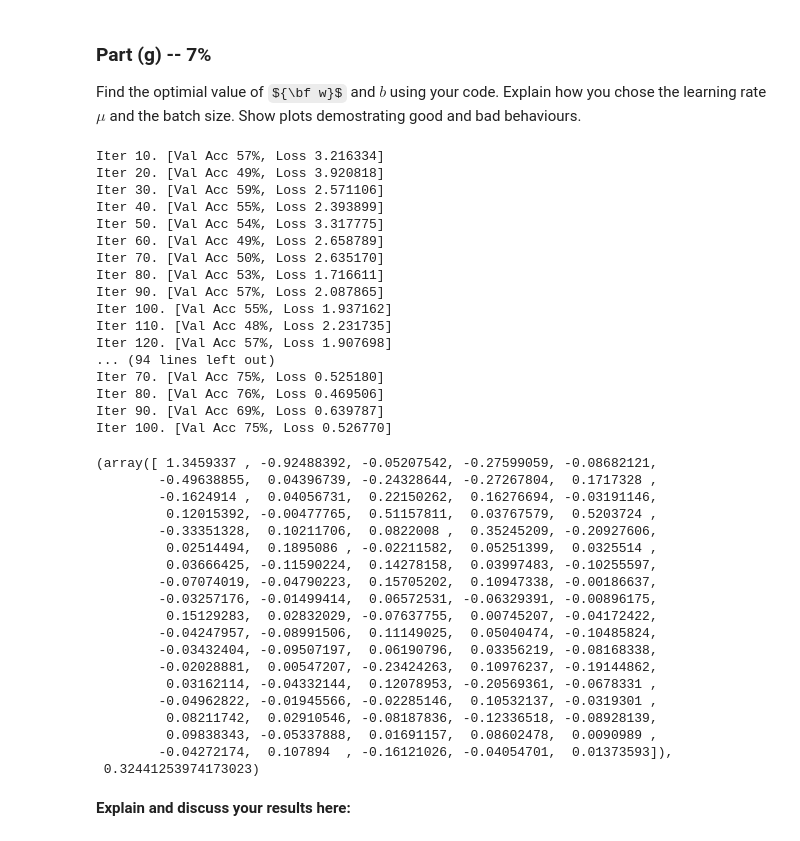
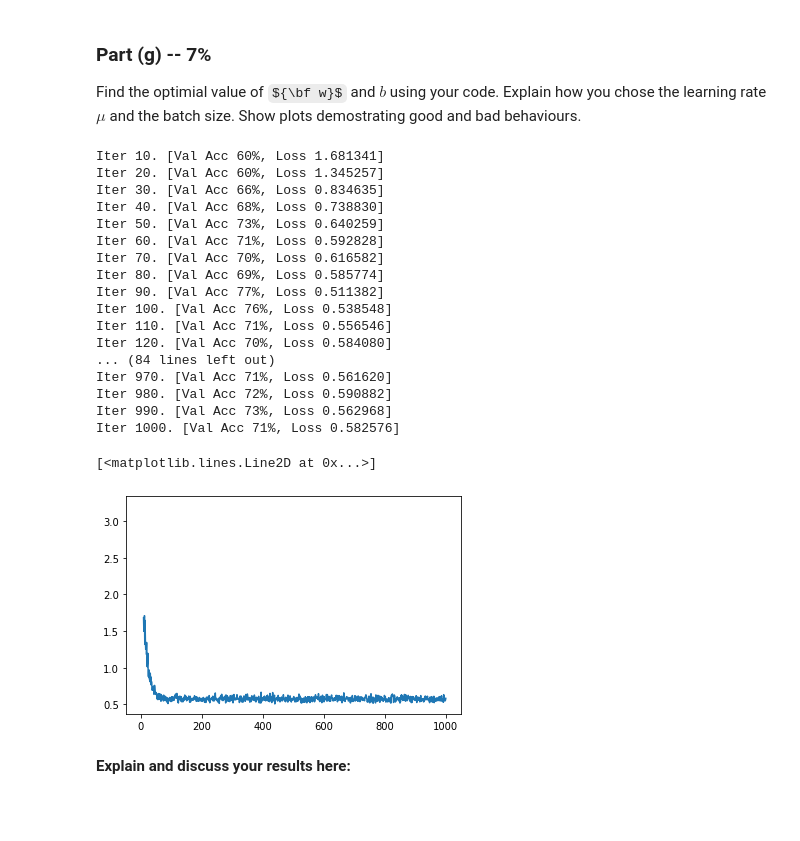
Before and after one commit to zivmo99/DeepLearning1, a Jupyter notebook: Assignment1.ipynb, the cells around one changed output. Saved outputs shown, nothing was run; the diff lists cells and outputs as text; code cells hidden in the pictures; some formulas as TeX source; blank space fills up the shorter version.

```diff
--- a/Assignment1.ipynb
+++ b/Assignment1.ipynb
@@ -481,50 +462,34 @@ the learning rate $\mu$ and the batch size. Show plots demostrating good and bad
 # %%
 #w0 = np.random.randn(90)
 #b0 = np.random.randn(1)[0]
 w = np.zeros(90,)
 b = 0
 
-wb = run_gradient_descent(w0 ,b0, train_norm_xs, train_ts, mu=0.1, batch_size=100, max_iters=1000)
-run_gradient_descent(wb[0] ,wb[1], train_norm_xs, train_ts, mu=0.001, batch_size=100, max_iters=100)
+(w , b , val_cost_arr , iter_arr) = run_gradient_descent(w0 ,b0, train_norm_xs, train_ts, mu=1, batch_size=500, max_iters=100)
+plt.plot(iter_arr , val_cost_arr )
+
 
 # Write your code here
 # %% [output]
-Iter 10. [Val Acc 57%, Loss 3.216334]
-Iter 20. [Val Acc 49%, Loss 3.920818]
-Iter 30. [Val Acc 59%, Loss 2.571106]
-Iter 40. [Val Acc 55%, Loss 2.393899]
-Iter 50. [Val Acc 54%, Loss 3.317775]
-Iter 60. [Val Acc 49%, Loss 2.658789]
-Iter 70. [Val Acc 50%, Loss 2.635170]
-Iter 80. [Val Acc 53%, Loss 1.716611]
-Iter 90. [Val Acc 57%, Loss 2.087865]
-Iter 100. [Val Acc 55%, Loss 1.937162]
-Iter 110. [Val Acc 48%, Loss 2.231735]
-Iter 120. [Val Acc 57%, Loss 1.907698]
-... (94 lines left out)
-Iter 70. [Val Acc 75%, Loss 0.525180]
-Iter 80. [Val Acc 76%, Loss 0.469506]
-Iter 90. [Val Acc 69%, Loss 0.639787]
-Iter 100. [Val Acc 75%, Loss 0.526770]
+Iter 10. [Val Acc 60%, Loss 1.681341]
+Iter 20. [Val Acc 60%, Loss 1.345257]
+Iter 30. [Val Acc 66%, Loss 0.834635]
+Iter 40. [Val Acc 68%, Loss 0.738830]
+Iter 50. [Val Acc 73%, Loss 0.640259]
+Iter 60. [Val Acc 71%, Loss 0.592828]
+Iter 70. [Val Acc 70%, Loss 0.616582]
+Iter 80. [Val Acc 69%, Loss 0.585774]
+Iter 90. [Val Acc 77%, Loss 0.511382]
+Iter 100. [Val Acc 76%, Loss 0.538548]
+Iter 110. [Val Acc 71%, Loss 0.556546]
+Iter 120. [Val Acc 70%, Loss 0.584080]
+... (84 lines left out)
+Iter 970. [Val Acc 71%, Loss 0.561620]
+Iter 980. [Val Acc 72%, Loss 0.590882]
+Iter 990. [Val Acc 73%, Loss 0.562968]
+Iter 1000. [Val Acc 71%, Loss 0.582576]
-(array([ 1.3459337 , -0.92488392, -0.05207542, -0.27599059, -0.08682121,
-        -0.49638855,  0.04396739, -0.24328644, -0.27267804,  0.1717328 ,
-        -0.1624914 ,  0.04056731,  0.22150262,  0.16276694, -0.03191146,
-         0.12015392, -0.00477765,  0.51157811,  0.03767579,  0.5203724 ,
-        -0.33351328,  0.10211706,  0.0822008 ,  0.35245209, -0.20927606,
-         0.02514494,  0.1895086 , -0.02211582,  0.05251399,  0.0325514 ,
-         0.03666425, -0.11590224,  0.14278158,  0.03997483, -0.10255597,
-        -0.07074019, -0.04790223,  0.15705202,  0.10947338, -0.00186637,
-        -0.03257176, -0.01499414,  0.06572531, -0.06329391, -0.00896175,
-         0.15129283,  0.02832029, -0.07637755,  0.00745207, -0.04172422,
-        -0.04247957, -0.08991506,  0.11149025,  0.05040474, -0.10485824,
-        -0.03432404, -0.09507197,  0.06190796,  0.03356219, -0.08168338,
-        -0.02028881,  0.00547207, -0.23424263,  0.10976237, -0.19144862,
-         0.03162114, -0.04332144,  0.12078953, -0.20569361, -0.0678331 ,
-        -0.04962822, -0.01945566, -0.02285146,  0.10532137, -0.0319301 ,
-         0.08211742,  0.02910546, -0.08187836, -0.12336518, -0.08928139,
-         0.09838343, -0.05337888,  0.01691157,  0.08602478,  0.0090989 ,
-        -0.04272174,  0.107894  , -0.16121026, -0.04054701,  0.01373593]),
- 0.32441253974173023)
+[<matplotlib.lines.Line2D at 0x...>]
+[figure, added]
 # %% [markdown]
 **Explain and discuss your results here:**
 # %% [markdown]
```
Also changed, not shown: parts of 2 cells of this notebook.
